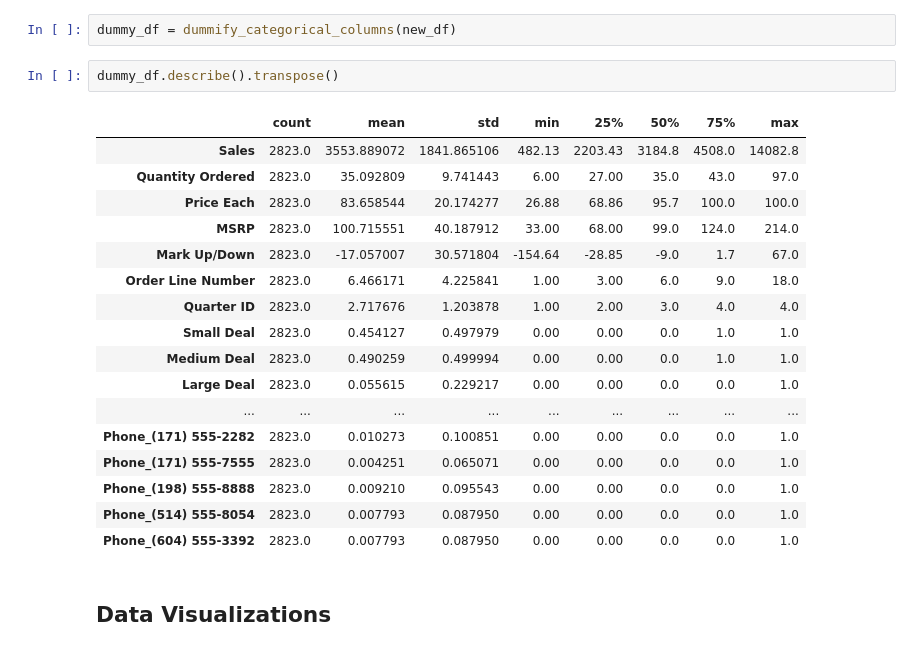
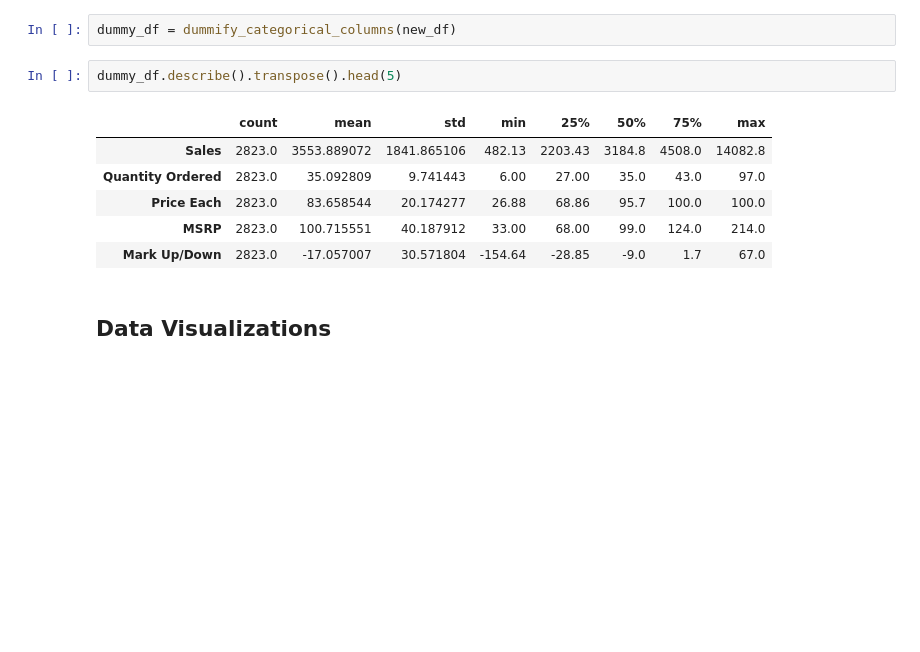
Before and after one commit to amyfbear/deliverable, a Jupyter notebook: r2net.ipynb, the cells around one changed output. Cells and saved outputs as stored; diff of their text form; blank space fills up the shorter version.

```diff
--- a/r2net.ipynb
+++ b/r2net.ipynb
@@ -1081,25 +1081,14 @@ def dummify_categorical_columns(df):
 # %%
 dummy_df = dummify_categorical_columns(new_df)
 # %%
-dummy_df.describe().transpose()
+dummy_df.describe().transpose().head(5)
 # %% [output]
 |  | count | mean | std | min | 25% | 50% | 75% | max |
 | Sales | 2823.0 | 3553.889072 | 1841.865106 | 482.13 | 2203.43 | 3184.8 | 4508.0 | 14082.8 |
 | Quantity Ordered | 2823.0 | 35.092809 | 9.741443 | 6.00 | 27.00 | 35.0 | 43.0 | 97.0 |
 | Price Each | 2823.0 | 83.658544 | 20.174277 | 26.88 | 68.86 | 95.7 | 100.0 | 100.0 |
 | MSRP | 2823.0 | 100.715551 | 40.187912 | 33.00 | 68.00 | 99.0 | 124.0 | 214.0 |
 | Mark Up/Down | 2823.0 | -17.057007 | 30.571804 | -154.64 | -28.85 | -9.0 | 1.7 | 67.0 |
-| Order Line Number | 2823.0 | 6.466171 | 4.225841 | 1.00 | 3.00 | 6.0 | 9.0 | 18.0 |
-| Quarter ID | 2823.0 | 2.717676 | 1.203878 | 1.00 | 2.00 | 3.0 | 4.0 | 4.0 |
-| Small Deal | 2823.0 | 0.454127 | 0.497979 | 0.00 | 0.00 | 0.0 | 1.0 | 1.0 |
-| Medium Deal | 2823.0 | 0.490259 | 0.499994 | 0.00 | 0.00 | 0.0 | 1.0 | 1.0 |
-| Large Deal | 2823.0 | 0.055615 | 0.229217 | 0.00 | 0.00 | 0.0 | 0.0 | 1.0 |
-| ... | ... | ... | ... | ... | ... | ... | ... | ... |
-| Phone_(171) 555-2282 | 2823.0 | 0.010273 | 0.100851 | 0.00 | 0.00 | 0.0 | 0.0 | 1.0 |
-| Phone_(171) 555-7555 | 2823.0 | 0.004251 | 0.065071 | 0.00 | 0.00 | 0.0 | 0.0 | 1.0 |
-| Phone_(198) 555-8888 | 2823.0 | 0.009210 | 0.095543 | 0.00 | 0.00 | 0.0 | 0.0 | 1.0 |
-| Phone_(514) 555-8054 | 2823.0 | 0.007793 | 0.087950 | 0.00 | 0.00 | 0.0 | 0.0 | 1.0 |
-| Phone_(604) 555-3392 | 2823.0 | 0.007793 | 0.087950 | 0.00 | 0.00 | 0.0 | 0.0 | 1.0 |
 # %% [markdown]
 ## Data Visualizations
 # %%
```
Also changed, not shown: parts of 1 cell of this notebook.
